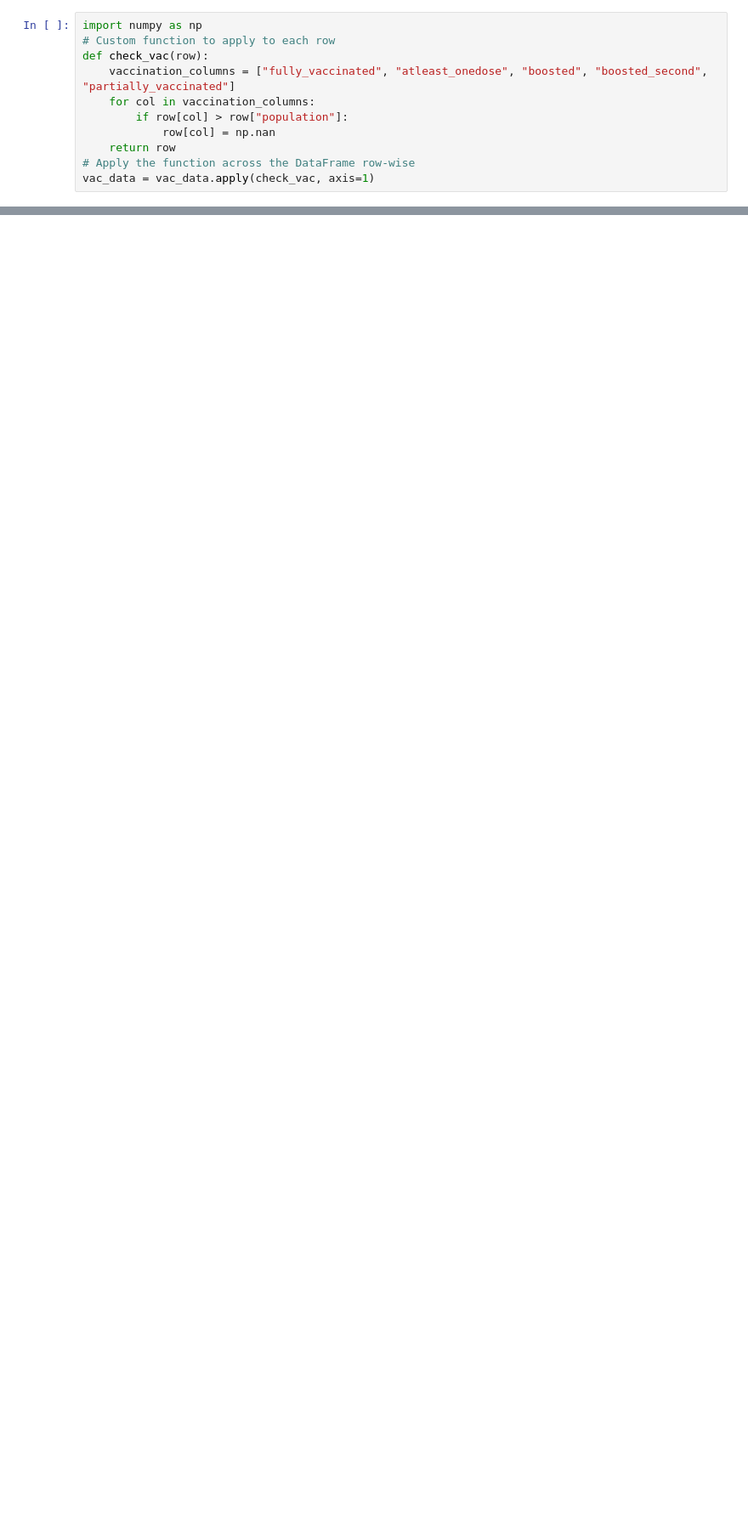
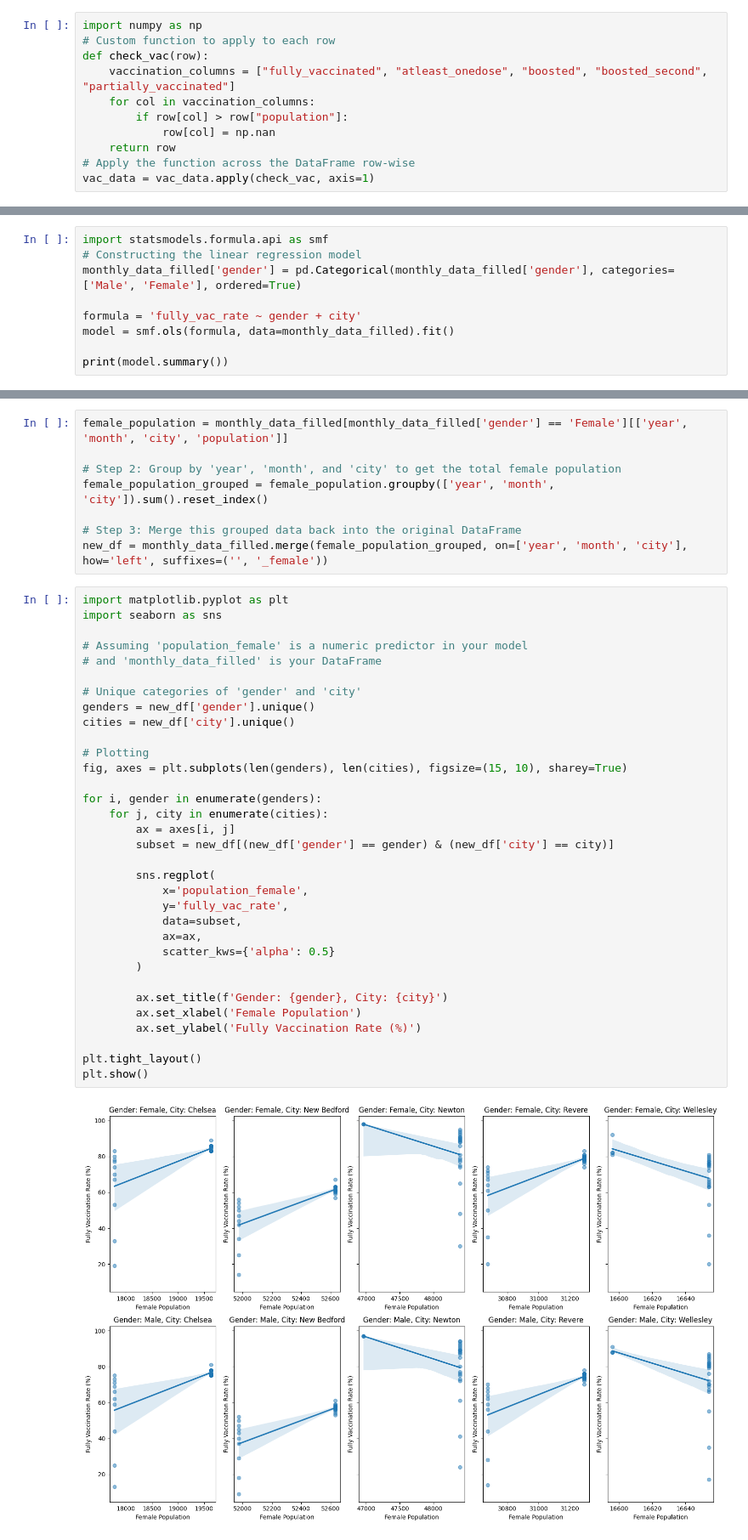
Before and after one commit to BU-Spark/ds-bch-vaccine-equity, a Jupyter notebook: fa23-team/src/sex_vaccination_rate.ipynb, the cells around one changed output, grey strips where cells are left out. Shown at 85% size. Saved outputs shown, nothing was run; the diff lists cells and outputs as text; blank space fills up the shorter version.

Commit message:
regression model edited

```diff
--- a/fa23-team/src/sex_vaccination_rate.ipynb
+++ b/fa23-team/src/sex_vaccination_rate.ipynb
@@ -376,0 +368,9 @@ plt.show()
+# %%
+import statsmodels.formula.api as smf
+# Constructing the linear regression model
+monthly_data_filled['gender'] = pd.Categorical(monthly_data_filled['gender'], categories=['Male', 'Female'], ordered=True)
+
+formula = 'fully_vac_rate ~ gender + city'
+model = smf.ols(formula, data=monthly_data_filled).fit()
+
+print(model.summary())
@@ -376,0 +395,43 @@ plt.show()
+# %%
+female_population = monthly_data_filled[monthly_data_filled['gender'] == 'Female'][['year', 'month', 'city', 'population']]
+
+# Step 2: Group by 'year', 'month', and 'city' to get the total female population
+female_population_grouped = female_population.groupby(['year', 'month', 'city']).sum().reset_index()
+
+# Step 3: Merge this grouped data back into the original DataFrame
+new_df = monthly_data_filled.merge(female_population_grouped, on=['year', 'month', 'city'], how='left', suffixes=('', '_female'))
+# %%
+import matplotlib.pyplot as plt
+import seaborn as sns
+
+# Assuming 'population_female' is a numeric predictor in your model
+# and 'monthly_data_filled' is your DataFrame
+
+# Unique categories of 'gender' and 'city'
+genders = new_df['gender'].unique()
+cities = new_df['city'].unique()
+
+# Plotting
+fig, axes = plt.subplots(len(genders), len(cities), figsize=(15, 10), sharey=True)
+
+for i, gender in enumerate(genders):
+    for j, city in enumerate(cities):
+        ax = axes[i, j]
+        subset = new_df[(new_df['gender'] == gender) & (new_df['city'] == city)]
+
+        sns.regplot(
+            x='population_female',
+            y='fully_vac_rate',
+            data=subset,
+            ax=ax,
+            scatter_kws={'alpha': 0.5}
+        )
+
+        ax.set_title(f'Gender: {gender}, City: {city}')
+        ax.set_xlabel('Female Population')
+        ax.set_ylabel('Fully Vaccination Rate (%)')
+
+plt.tight_layout()
+plt.show()
+# %% [output]
+[figure, added]
```
Also changed, not shown: parts of 40 cells of this notebook.
